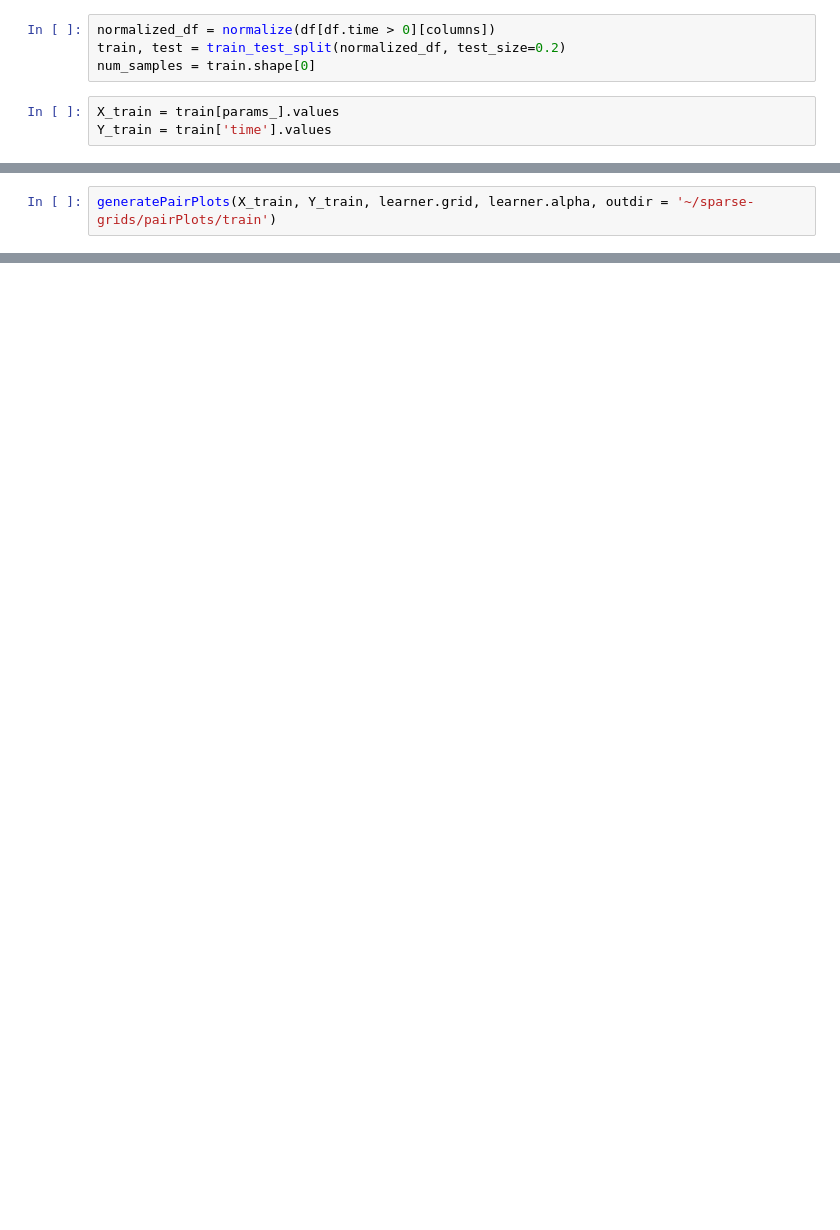
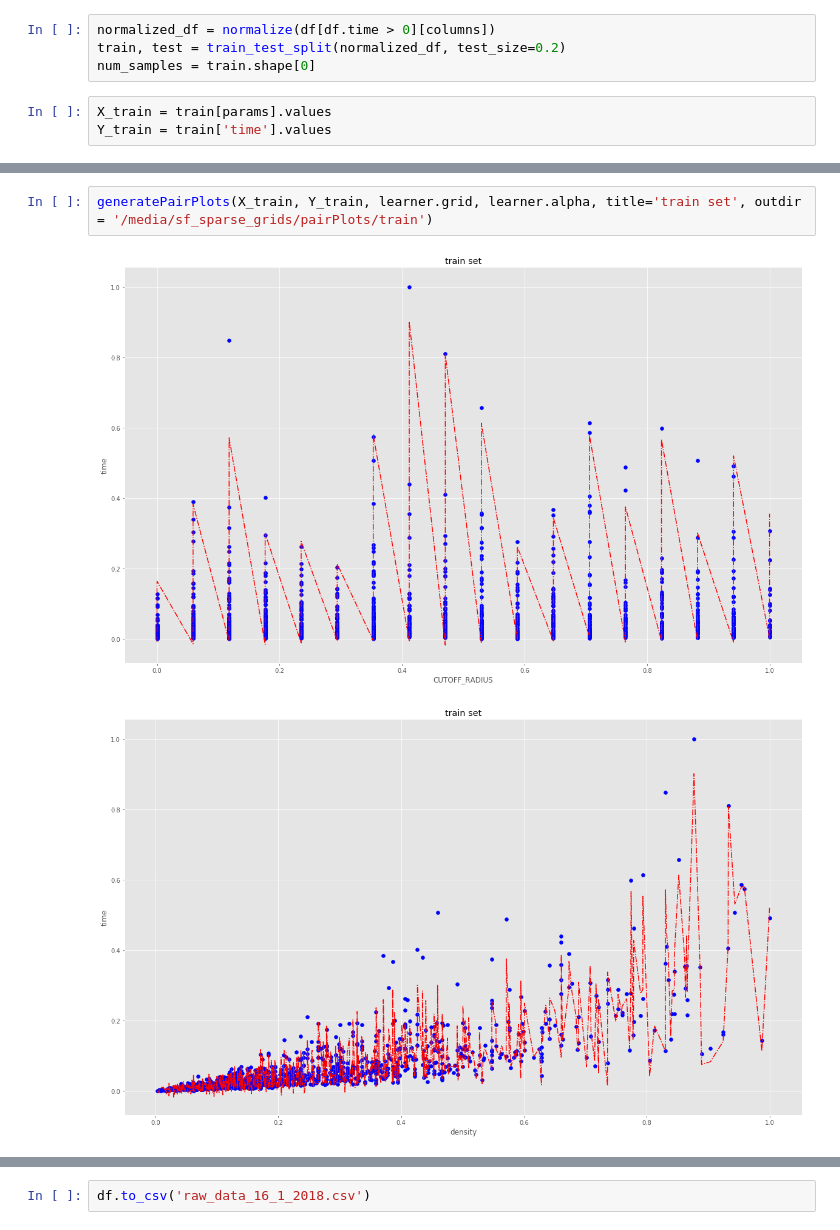
Before and after one commit to sebastienfrautier/sparse_grids, a Jupyter notebook: working_nb.ipynb, the cells around one changed output, grey strips where cells are left out. Saved outputs shown, nothing was run; the diff lists cells and outputs as text; blank space fills up the shorter version.

```diff
--- a/working_nb.ipynb
+++ b/working_nb.ipynb
@@ -66,6 +75,6 @@ normalized_df = normalize(df[df.time > 0][columns])
 train, test = train_test_split(normalized_df, test_size=0.2)
 num_samples = train.shape[0]
 # %%
-X_train = train[params_].values
+X_train = train[params].values
 Y_train = train['time'].values
 # %%
@@ -167,2 +194,5 @@ IOError: [Errno 2] No such file or directory: '~/sparse-grids/pairPlots/test/CUT
 # %%
-generatePairPlots(X_train, Y_train, learner.grid, learner.alpha, outdir = '~/sparse-grids/pairPlots/train')
+generatePairPlots(X_train, Y_train, learner.grid, learner.alpha, title='train set', outdir = '/media/sf_sparse_grids/pairPlots/train')
+# %% [output]
+[figure, added]
+[figure, added]
@@ -168,0 +206,2 @@ generatePairPlots(X_train, Y_train, learner.grid, learner.alpha, outdir = '~/spa
+# %%
+df.to_csv('raw_data_16_1_2018.csv')
```
Also changed, not shown: parts of 16 cells of this notebook, 3 other files.
